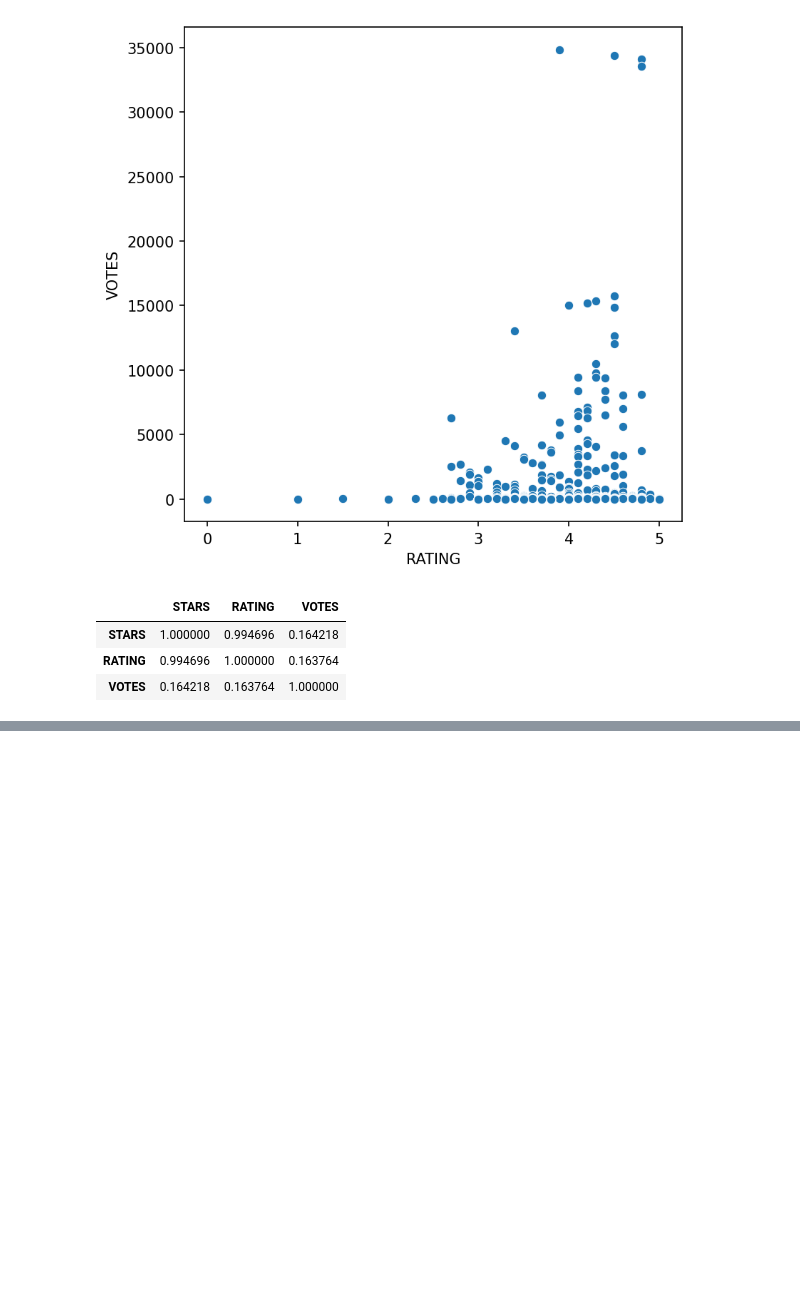
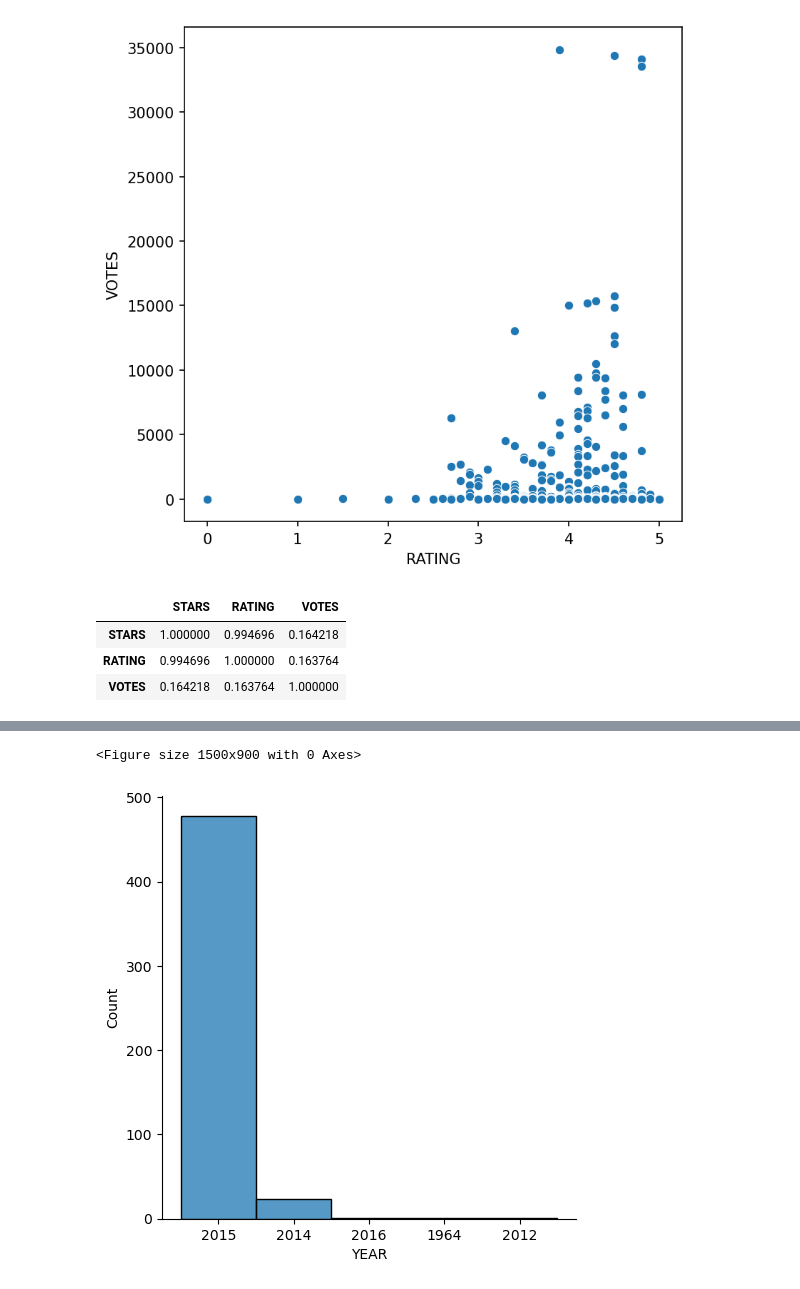
Before and after one commit to rohitcodism/ML-DS, a Jupyter notebook: Projects/Capstone-Project-1/capstone.ipynb, the cells around one changed output, grey strips where cells are left out. Drawn from its saved outputs; the diff is of its cells as text; code cells hidden in the pictures; blank space fills up the shorter version.

```diff
--- a/Projects/Capstone-Project-1/capstone.ipynb
+++ b/Projects/Capstone-Project-1/capstone.ipynb
@@ -66,0 +67,2 @@ TypeError: object of type 'int' has no len()
+# %%
+fandango['YEAR'] = fandango['FILM'].apply(spl)
@@ -66,0 +78,2 @@ TypeError: object of type 'int' has no len()
+# %%
+fandango['YEAR'] = fandango['YEAR'].str.slice(start=1, stop=5)
@@ -66,0 +89,4 @@ TypeError: object of type 'int' has no len()
+# %%
+fandango['MOVIES_PER_YEAR'] = fandango['YEAR'].value_counts()
+# %%
+fandango = fandango.drop('MOVIES_PER_YEAR', axis=1)
@@ -66,0 +102,7 @@ TypeError: object of type 'int' has no len()
+# %%
+plt.figure(figsize=(10,6), dpi=150)
+sns.displot(data=fandango, x='YEAR')
+plt.show()
+# %% [output]
+<Figure size 1500x900 with 0 Axes>
+[figure, added]
```
Also changed, not shown: parts of 9 cells of this notebook.
